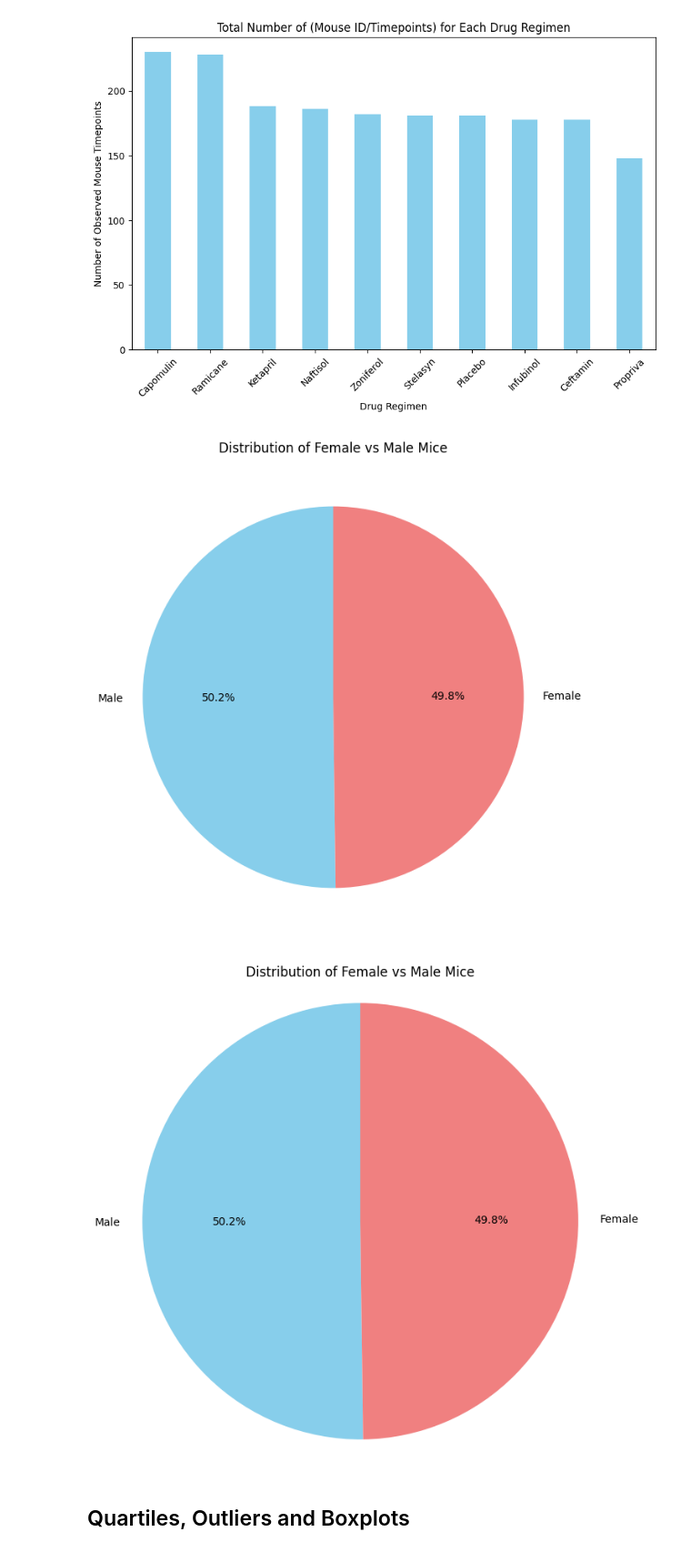
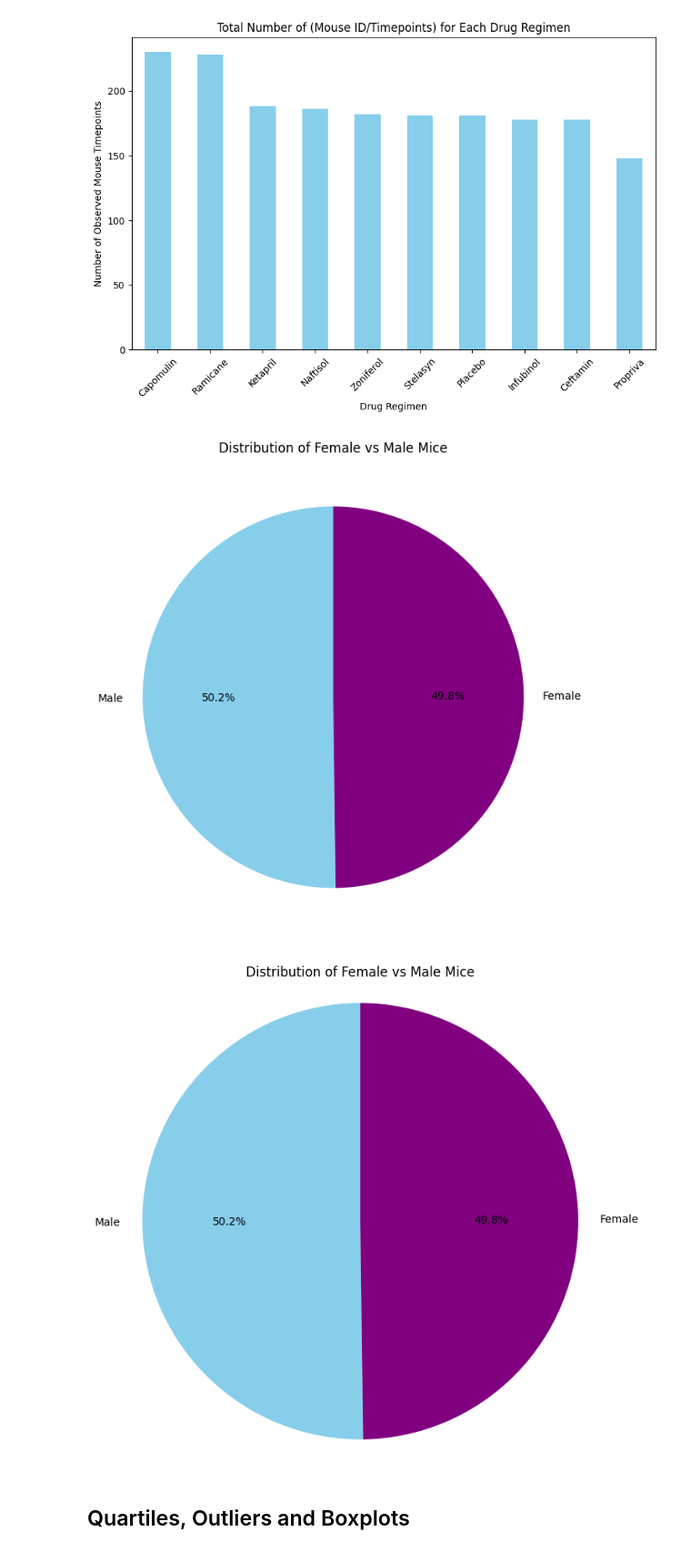
Before and after one commit to TheresaFregoso/python-Data-Visualization, a Jupyter notebook: pymaceuticals.ipynb, the cells around one changed output. Shown: that part at 91% size. Saved outputs shown, nothing was run; the diff lists cells and outputs as text; code cells hidden in the pictures.

```diff
--- a/pymaceuticals.ipynb
+++ b/pymaceuticals.ipynb
@@ -123,24 +121,24 @@ plt.show()
 
 # Calculate the distribution of female versus male mice
 gender_counts = mouse_metadata['Sex'].value_counts()
-plot = gender_counts.plot(kind='pie', figsize=(8, 8), autopct='%1.1f%%', startangle=90, colors=['skyblue', 'lightcoral'], title='Distribution of Female vs Male Mice')
+plot = gender_counts.plot(kind='pie', figsize=(8, 8), autopct='%1.1f%%', startangle=90, colors=['skyblue', 'purple'], title='Distribution of Female vs Male Mice')
 plot.set_ylabel('')  # Hide the y-label
 
 # Show the plot
 plt.show()
 # %% [output]
-[figure, old version]
+[figure, new version]
 # %%
 # Generate a pie plot showing the distribution of female versus male mice using pyplot
 plt.figure(figsize=(8, 8))
-plt.pie(gender_counts, labels=gender_counts.index, autopct='%1.1f%%', startangle=90, colors=['skyblue', 'lightcoral'])
+plt.pie(gender_counts, labels=gender_counts.index, autopct='%1.1f%%', startangle=90, colors=['skyblue', 'purple'])
 plt.title('Distribution of Female vs Male Mice')
 plt.axis('equal')  # Equal aspect ratio ensures that pie is drawn as a circle.
 
 # Show the plot
 plt.show()
 # %% [output]
-[figure, old version]
+[figure, new version]
 # %% [markdown]
 ## Quartiles, Outliers and Boxplots
 # %%
```
Also changed, not shown: parts of 9 cells of this notebook.
